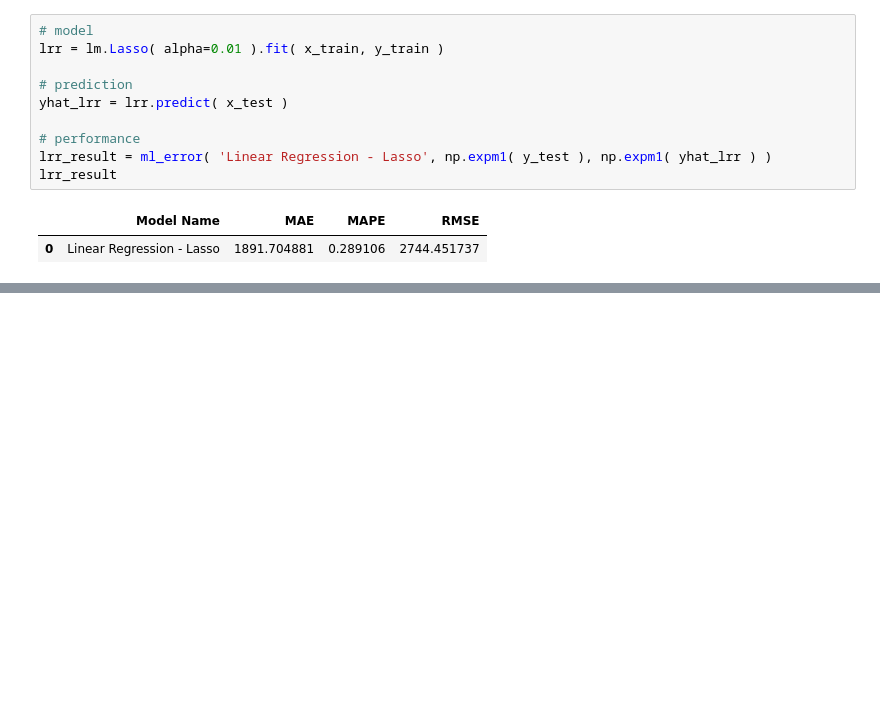
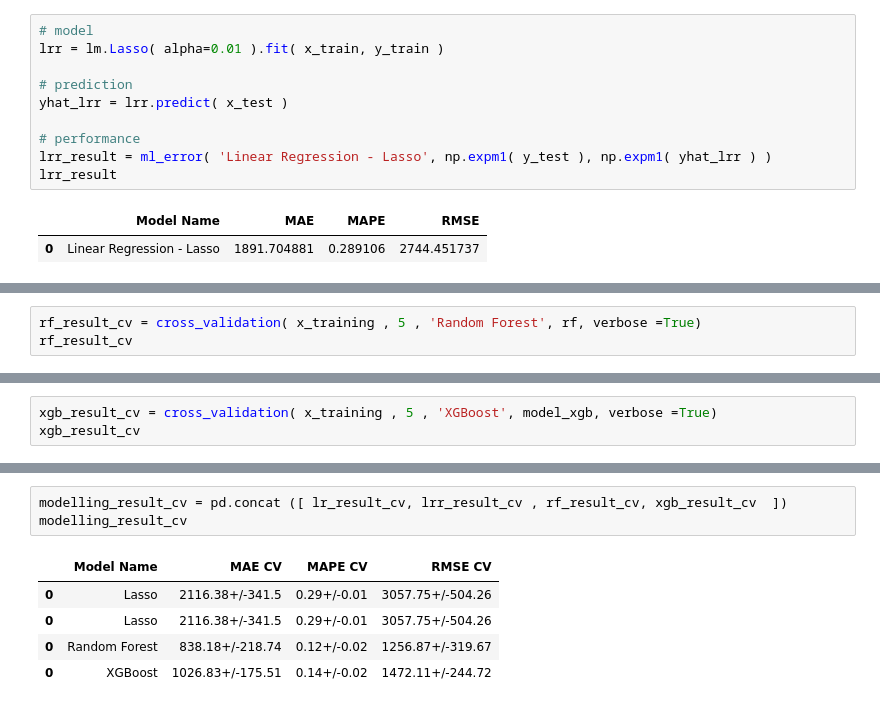
Before and after one commit to Samuel-Lima-DS/rossmann_sales, a Jupyter notebook: m04_v1_store_sales_prediction.ipynb, the cells around one changed output, grey strips where cells are left out. Drawn from its saved outputs; the diff is of its cells as text; blank space fills up the shorter version.

```diff
--- a/m04_v1_store_sales_prediction.ipynb
+++ b/m04_v1_store_sales_prediction.ipynb
@@ -998,0 +1079,3 @@ lrr_result
+# %%
+rf_result_cv = cross_validation( x_training , 5 , 'Random Forest', rf, verbose =True)
+rf_result_cv
@@ -998,0 +1116,3 @@ lrr_result
+# %%
+xgb_result_cv = cross_validation( x_training , 5 , 'XGBoost', model_xgb, verbose =True)
+xgb_result_cv
@@ -1004,0 +1143,9 @@ lrr_result
+# %%
+modelling_result_cv = pd.concat ([ lr_result_cv, lrr_result_cv , rf_result_cv, xgb_result_cv  ])
+modelling_result_cv
+# %% [output]
+|  | Model Name | MAE CV | MAPE CV | RMSE CV |
+| 0 | Lasso | 2116.38+/-341.5 | 0.29+/-0.01 | 3057.75+/-504.26 |
+| 0 | Lasso | 2116.38+/-341.5 | 0.29+/-0.01 | 3057.75+/-504.26 |
+| 0 | Random Forest | 838.18+/-218.74 | 0.12+/-0.02 | 1256.87+/-319.67 |
+| 0 | XGBoost | 1026.83+/-175.51 | 0.14+/-0.02 | 1472.11+/-244.72 |
```
Also changed, not shown: parts of 26 cells of this notebook.
